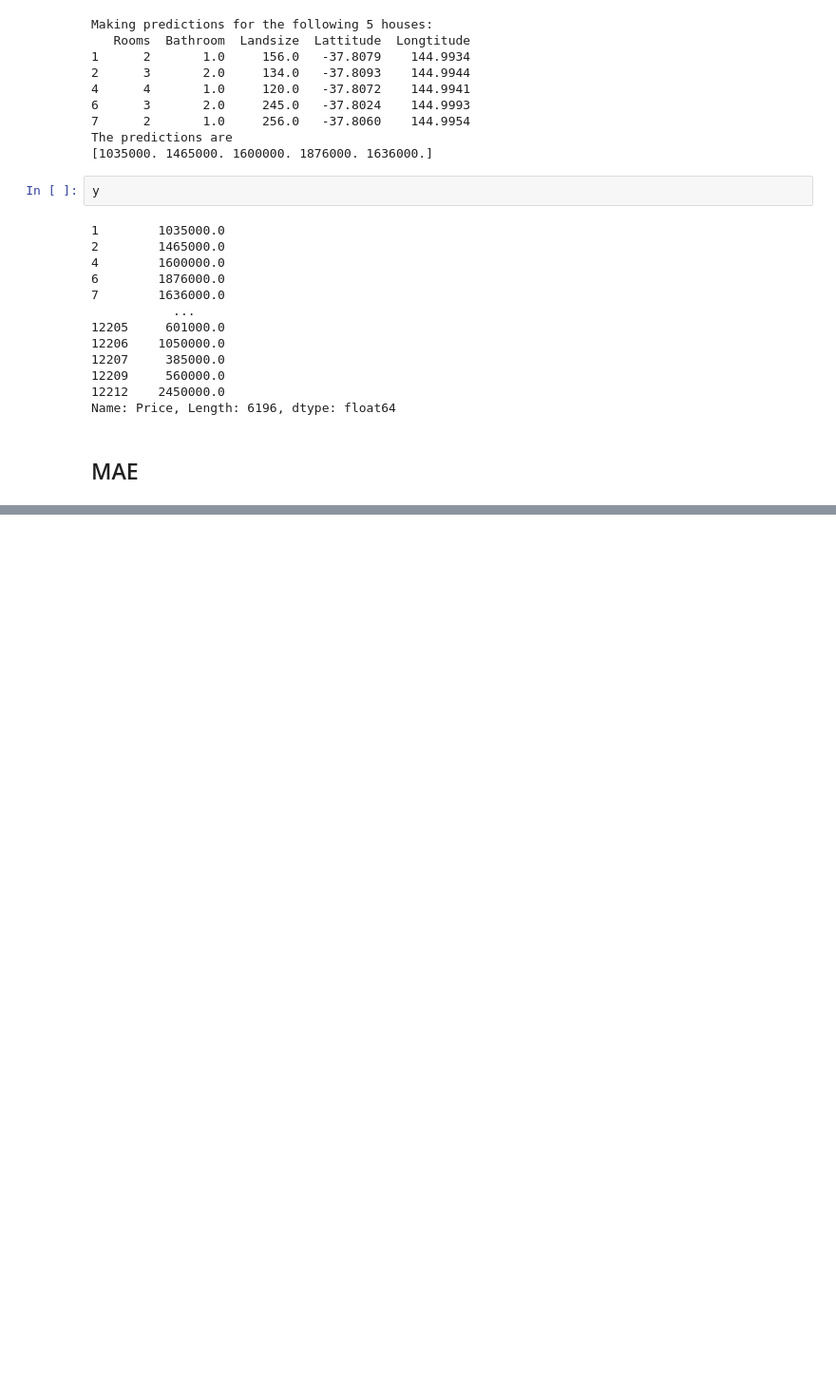
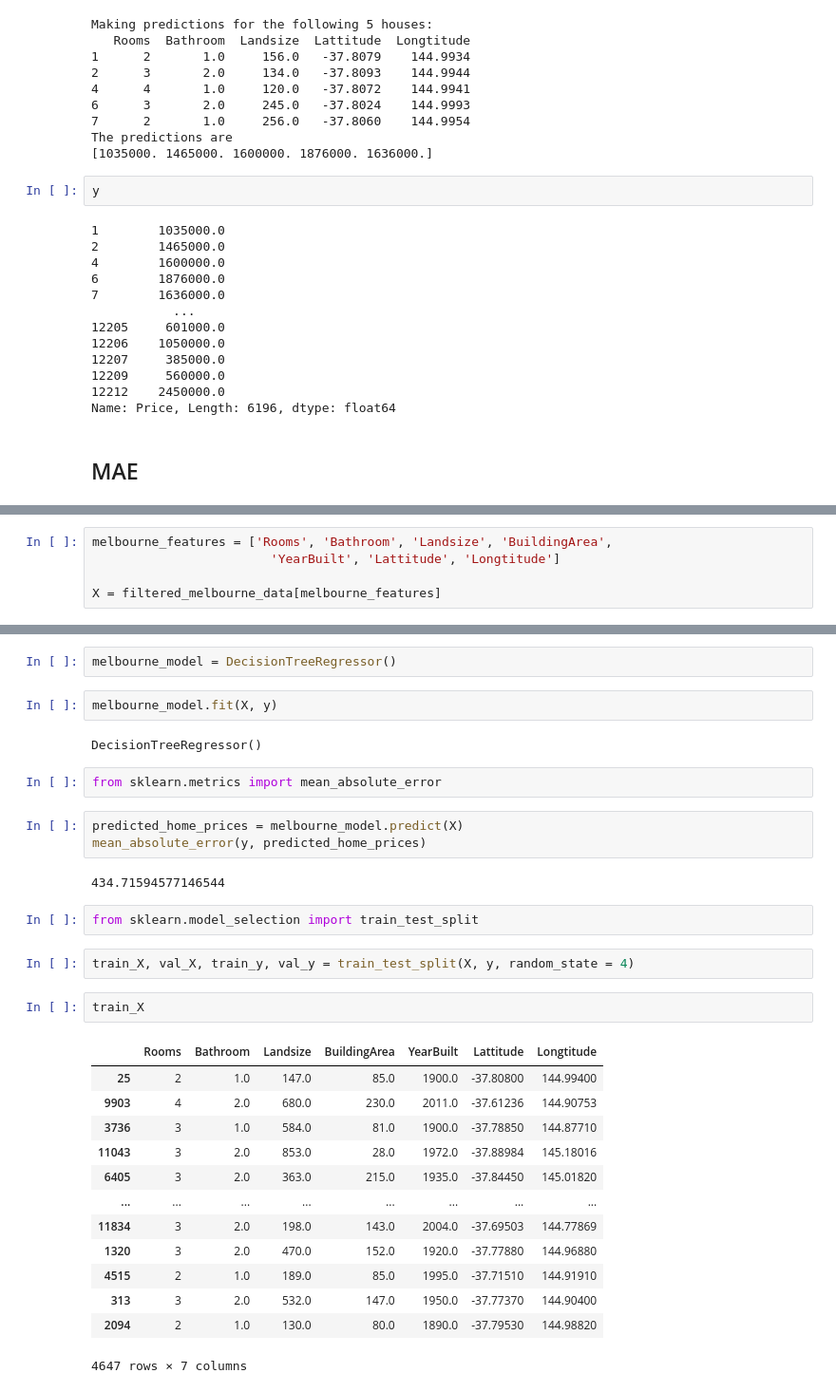
Before and after one commit to ermekfaa/KaggleMachineLearning, a Jupyter notebook: KaggleML.ipynb, the cells around one changed output, grey strips where cells are left out. Shown: that part at 95% size. Drawn from its saved outputs; the diff is of its cells as text; blank space fills up the shorter version.

```diff
--- a/KaggleML.ipynb
+++ b/KaggleML.ipynb
@@ -209,0 +214,5 @@ Name: Price, Length: 6196, dtype: float64
+# %%
+melbourne_features = ['Rooms', 'Bathroom', 'Landsize', 'BuildingArea',
+                        'YearBuilt', 'Lattitude', 'Longtitude']
+
+X = filtered_melbourne_data[melbourne_features]
@@ -209,0 +221,33 @@ Name: Price, Length: 6196, dtype: float64
+# %%
+melbourne_model = DecisionTreeRegressor()
+# %%
+melbourne_model.fit(X, y)
+# %% [output]
+DecisionTreeRegressor()
+# %%
+from sklearn.metrics import mean_absolute_error
+# %%
+predicted_home_prices = melbourne_model.predict(X)
+mean_absolute_error(y, predicted_home_prices)
+# %% [output]
+434.71594577146544
+# %%
+from sklearn.model_selection import train_test_split
+# %%
+train_X, val_X, train_y, val_y = train_test_split(X, y, random_state = 4)
+# %%
+train_X
+# %% [output]
+|  | Rooms | Bathroom | Landsize | BuildingArea | YearBuilt | Lattitude | Longtitude |
+| 25 | 2 | 1.0 | 147.0 | 85.0 | 1900.0 | -37.80800 | 144.99400 |
+| 9903 | 4 | 2.0 | 680.0 | 230.0 | 2011.0 | -37.61236 | 144.90753 |
+| 3736 | 3 | 1.0 | 584.0 | 81.0 | 1900.0 | -37.78850 | 144.87710 |
+| 11043 | 3 | 2.0 | 853.0 | 28.0 | 1972.0 | -37.88984 | 145.18016 |
+| 6405 | 3 | 2.0 | 363.0 | 215.0 | 1935.0 | -37.84450 | 145.01820 |
+| ... | ... | ... | ... | ... | ... | ... | ... |
+| 11834 | 3 | 2.0 | 198.0 | 143.0 | 2004.0 | -37.69503 | 144.77869 |
+| 1320 | 3 | 2.0 | 470.0 | 152.0 | 1920.0 | -37.77880 | 144.96880 |
+| 4515 | 2 | 1.0 | 189.0 | 85.0 | 1995.0 | -37.71510 | 144.91910 |
+| 313 | 3 | 2.0 | 532.0 | 147.0 | 1950.0 | -37.77370 | 144.90400 |
+| 2094 | 2 | 1.0 | 130.0 | 80.0 | 1890.0 | -37.79530 | 144.98820 |
+4647 rows × 7 columns
```
Also changed, not shown: parts of 13 cells of this notebook.
